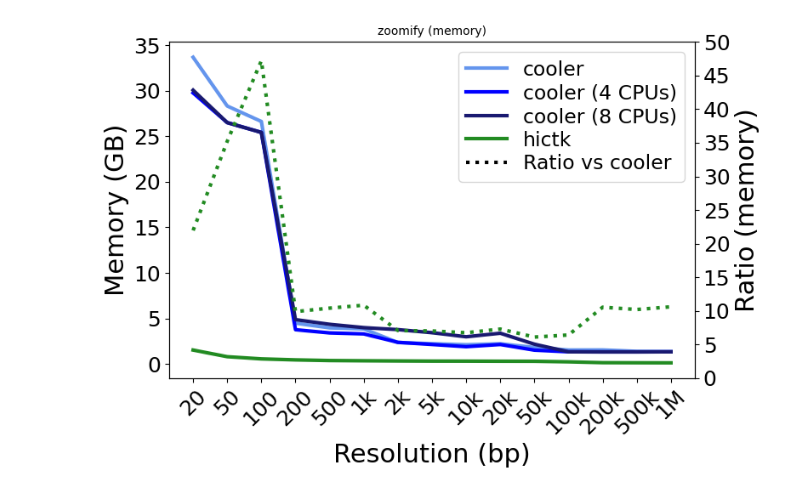
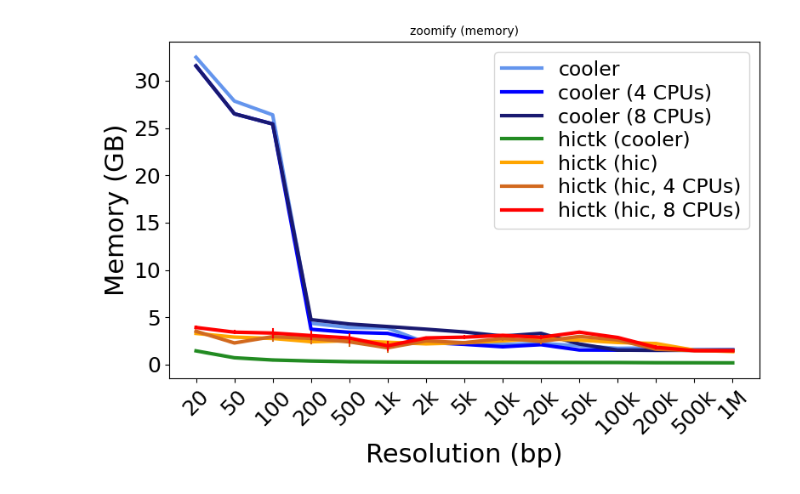
Before and after one commit to paulsengroup/2023-hictk-paper, a Jupyter notebook: bin/plotting/plot_zoomify_benchmarks.ipynb, the cells around one changed output. Drawn from its saved outputs; the diff is of its cells as text; code cells hidden in the pictures.

```diff
--- a/bin/plotting/plot_zoomify_benchmarks.ipynb
+++ b/bin/plotting/plot_zoomify_benchmarks.ipynb
@@ -15,7 +15,10 @@ tool_pretty_names = {
     "cooler_st_cooler": "cooler",
     "cooler_mt4_cooler": "cooler (4 CPUs)",
     "cooler_mt8_cooler": "cooler (8 CPUs)",
-    "hictk_cooler": "hictk",
+    "hictk_cooler": "hictk (cooler)",
+    "hictk_st_hic": "hictk (hic)",
+    "hictk_mt4_hic": "hictk (hic, 4 CPUs)",
+    "hictk_mt8_hic": "hictk (hic, 8 CPUs)",
 }
 
 resolutions_pretty = {
@@ -41,7 +44,7 @@ resolutions_pretty = {
     5000000: "5M",
 }
 
-color_palette = ["cornflowerblue", "blue", "midnightblue", "forestgreen"]
+color_palette = ["cornflowerblue", "blue", "midnightblue", "forestgreen", "orange", "chocolate", "red"]
 
 matplotlib.rcParams.update(
     {"axes.titlesize": 10, "axes.labelsize": 22, "legend.fontsize": 17, "xtick.labelsize": 18, "ytick.labelsize": 18}
@@ -146,54 +124,43 @@ fig.savefig("/tmp/zoomify_runtime.svg")
 # %%
-fig, ax1 = plt.subplots(1, 1, figsize=(8, 5.5))
-ax2 = ax1.twinx()
-
+fig, ax = plt.subplots(1, 1, figsize=(8, 5.5))
 
 sns.lineplot(
     df,
     x="resolution_pretty",
     y="memory_gb",
     hue="tool",
     palette=color_palette,
     estimator="median",
     err_style="bars",
     errorbar=("se", 2),
-    ax=ax1,
+    ax=ax,
     linewidth=3,
     seed=123456,
     legend=False,
 )
 
-palette = sns.color_palette()
-ax2.plot(
-    list(range(df["resolution"].nunique())),
-    cooler_memory / hictk_memory,
-    linestyle="dotted",
-    color=color_palette[3],
-    linewidth=3,
-)
-ax1.set(title="zoomify (memory)", ylabel="Memory (GB)", xlabel="Resolution (bp)")
+ax.set(title="zoomify (memory)", ylabel="Memory (GB)", xlabel="Resolution (bp)")
 
-ax1.tick_params(axis="x", rotation=45)
-ax2.set(ylabel="Ratio (memory)", ylim=(0, 50))
+ax.tick_params(axis="x", rotation=45)
 
-ax1.legend(
+ax.legend(
     handles=[
         Line2D([0], [0], color=color_palette[0], lw=3, label="cooler"),
         Line2D([0], [0], color=color_palette[1], lw=3, label="cooler (4 CPUs)"),
         Line2D([0], [0], color=color_palette[2], lw=3, label="cooler (8 CPUs)"),
-        Line2D([0], [0], color=color_palette[3], lw=3, label="hictk"),
-        Line2D([0], [0], color="black", linestyle="dotted", lw=3, label="Ratio vs cooler"),
+        Line2D([0], [0], color=color_palette[3], lw=3, label="hictk (cooler)"),
+        Line2D([0], [0], color=color_palette[4], lw=3, label="hictk (hic)"),
+        Line2D([0], [0], color=color_palette[5], lw=3, label="hictk (hic, 4 CPUs)"),
+        Line2D([0], [0], color=color_palette[6], lw=3, label="hictk (hic, 8 CPUs)"),
     ],
     labelspacing=0.2,
 )
 
-loc1 = plticker.MultipleLocator(base=5)
-loc2 = plticker.MultipleLocator(base=5)
-ax1.yaxis.set_major_locator(loc1)
-ax2.yaxis.set_major_locator(loc2)
+loc = plticker.MultipleLocator(base=5)
+ax.yaxis.set_major_locator(loc)
 
 fig.tight_layout()
 fig.savefig("/tmp/zoomify_memory.png", dpi=600)
 fig.savefig("/tmp/zoomify_memory.svg")
 # %% [output]
-[figure, old version]
+[figure, new version]
```
Also changed, not shown: parts of 2 cells of this notebook, 10 other files.
